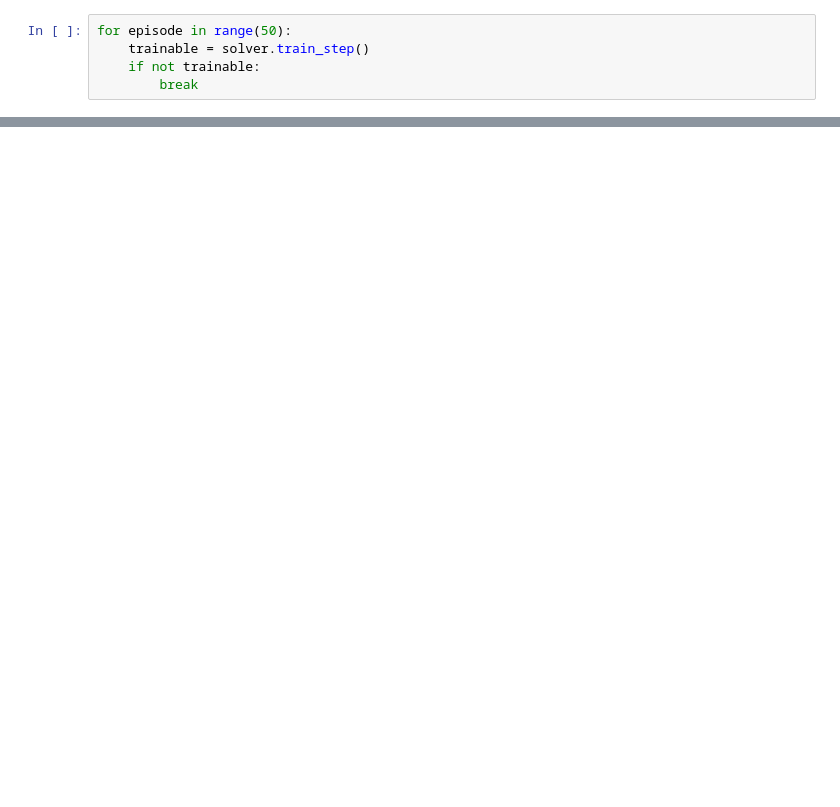
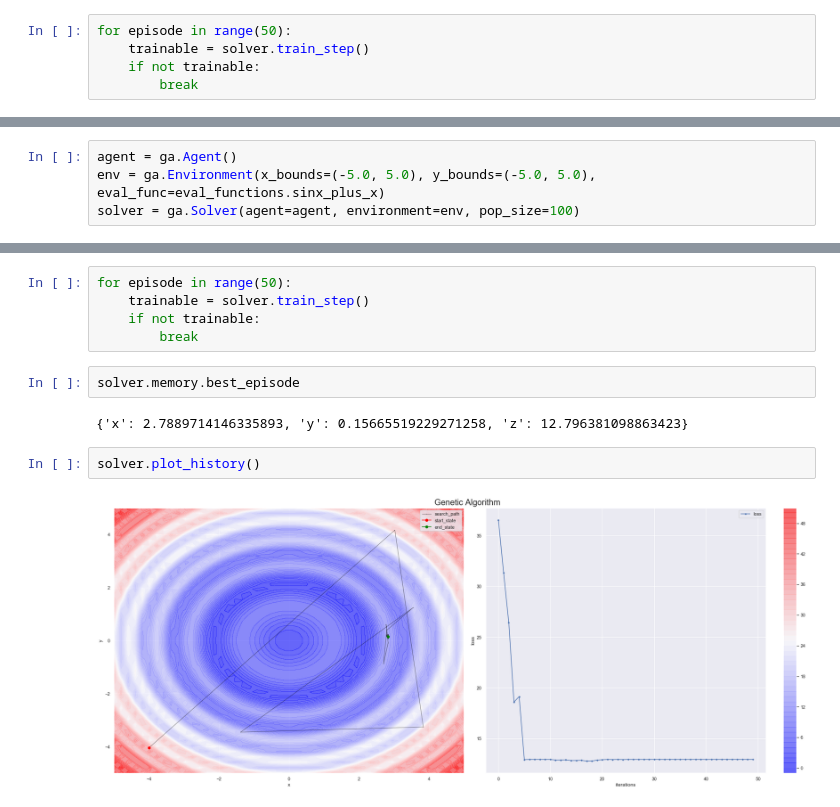
Before and after one commit to satyajitghana/ProjektFrancium, a Jupyter notebook: notebooks/GeneticAlgorithm.ipynb, the cells around one changed output, grey strips where cells are left out. Cells and saved outputs as stored; diff of their text form; blank space fills up the shorter version.

```diff
--- a/notebooks/GeneticAlgorithm.ipynb
+++ b/notebooks/GeneticAlgorithm.ipynb
@@ -23,0 +35,4 @@ env.plot_environment()
+# %%
+agent = ga.Agent()
+env = ga.Environment(x_bounds=(-5.0, 5.0), y_bounds=(-5.0, 5.0), eval_func=eval_functions.sinx_plus_x)
+solver = ga.Solver(agent=agent, environment=env, pop_size=100)
@@ -23,0 +43,13 @@ env.plot_environment()
+# %%
+for episode in range(50):
+    trainable = solver.train_step()
+    if not trainable:
+        break
+# %%
+solver.memory.best_episode
+# %% [output]
+{'x': 2.7889714146335893, 'y': 0.15665519229271258, 'z': 12.796381098863423}
+# %%
+solver.plot_history()
+# %% [output]
+[figure, added]
```
Also changed, not shown: parts of 11 cells of this notebook, 7 other files.
